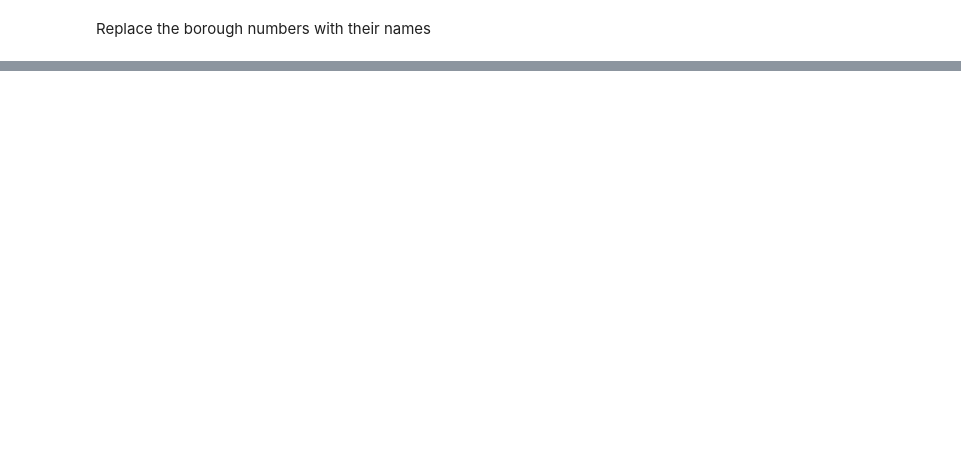
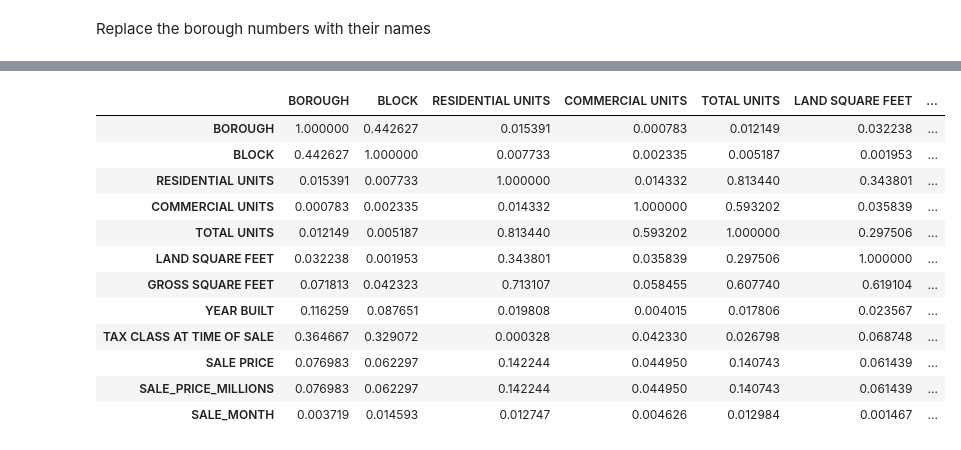
Before and after one commit to arame/MagnimindTask1, a Jupyter notebook: Task1.ipynb, the cells around one changed output, grey strips where cells are left out. Drawn from its saved outputs; the diff is of its cells as text; code cells hidden in the pictures; blank space fills up the shorter version.

Commit message:
Create a column with sales price in millions

```diff
--- a/Task1.ipynb
+++ b/Task1.ipynb
@@ -77,3 +80,5 @@ There were originally 81797 rows. After deleting 11.7% of them with ZERO Sales P
+# %%
+df_nyc_rolling_sales['SALE_PRICE_MILLIONS'] = df_nyc_rolling_sales['SALE PRICE'].astype(np.float64) / 1000000
 # %% [markdown]
 Replace the borough numbers with their names
 # %%
@@ -89,0 +117,5 @@ df_nyc_rolling_sales.head()
+# %%
+df_nyc_rolling_sales['SALE DATE'] = pd.to_datetime(df_nyc_rolling_sales['SALE DATE'])
+df_nyc_rolling_sales['SALE_MONTH']= df_nyc_rolling_sales['SALE DATE'].dt.month
+
+df_nyc_rolling_sales.head()
@@ -96,0 +153,17 @@ Error:
+# %%
+corr = df_nyc_rolling_sales.corr().abs()
+corr
+# %% [output]
+|  | BOROUGH | BLOCK | RESIDENTIAL UNITS | COMMERCIAL UNITS | TOTAL UNITS | LAND SQUARE FEET | ... |
+| BOROUGH | 1.000000 | 0.442627 | 0.015391 | 0.000783 | 0.012149 | 0.032238 | ... |
+| BLOCK | 0.442627 | 1.000000 | 0.007733 | 0.002335 | 0.005187 | 0.001953 | ... |
+| RESIDENTIAL UNITS | 0.015391 | 0.007733 | 1.000000 | 0.014332 | 0.813440 | 0.343801 | ... |
+| COMMERCIAL UNITS | 0.000783 | 0.002335 | 0.014332 | 1.000000 | 0.593202 | 0.035839 | ... |
+| TOTAL UNITS | 0.012149 | 0.005187 | 0.813440 | 0.593202 | 1.000000 | 0.297506 | ... |
+| LAND SQUARE FEET | 0.032238 | 0.001953 | 0.343801 | 0.035839 | 0.297506 | 1.000000 | ... |
+| GROSS SQUARE FEET | 0.071813 | 0.042323 | 0.713107 | 0.058455 | 0.607740 | 0.619104 | ... |
+| YEAR BUILT | 0.116259 | 0.087651 | 0.019808 | 0.004015 | 0.017806 | 0.023567 | ... |
+| TAX CLASS AT TIME OF SALE | 0.364667 | 0.329072 | 0.000328 | 0.042330 | 0.026798 | 0.068748 | ... |
+| SALE PRICE | 0.076983 | 0.062297 | 0.142244 | 0.044950 | 0.140743 | 0.061439 | ... |
+| SALE_PRICE_MILLIONS | 0.076983 | 0.062297 | 0.142244 | 0.044950 | 0.140743 | 0.061439 | ... |
+| SALE_MONTH | 0.003719 | 0.014593 | 0.012747 | 0.004626 | 0.012984 | 0.001467 | ... |
```
Also changed, not shown: parts of 8 cells of this notebook.
